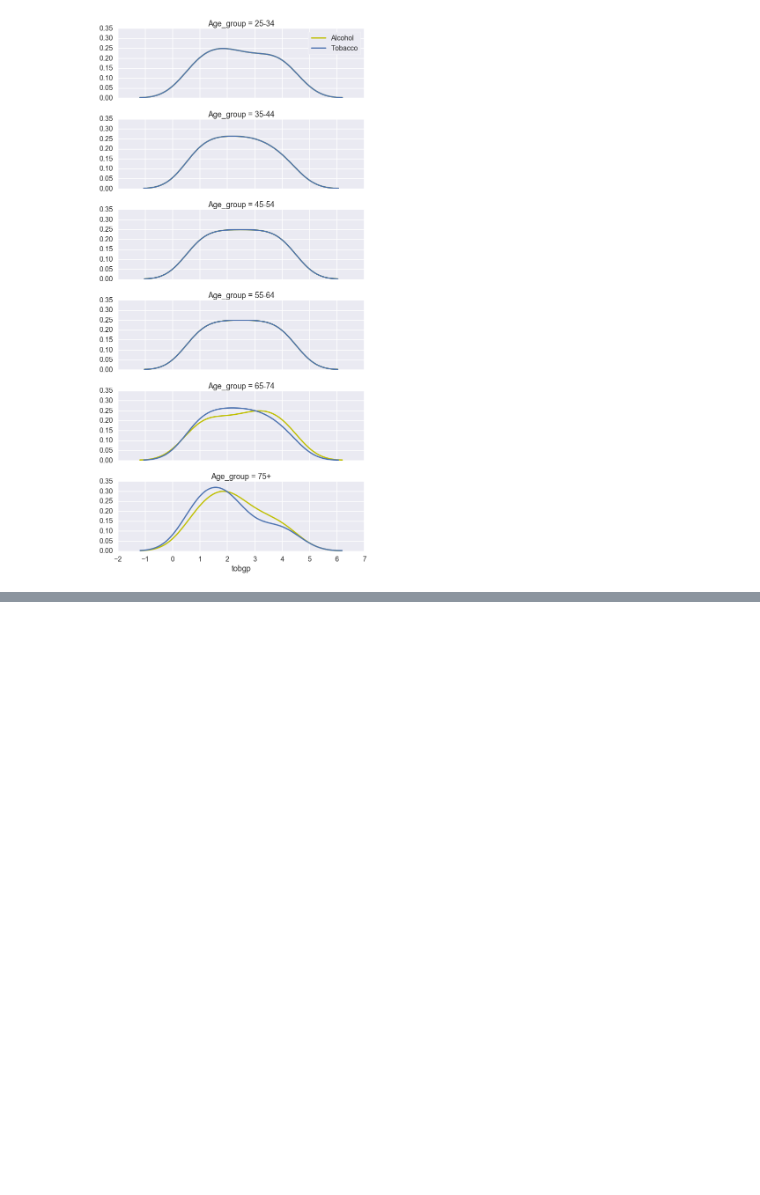
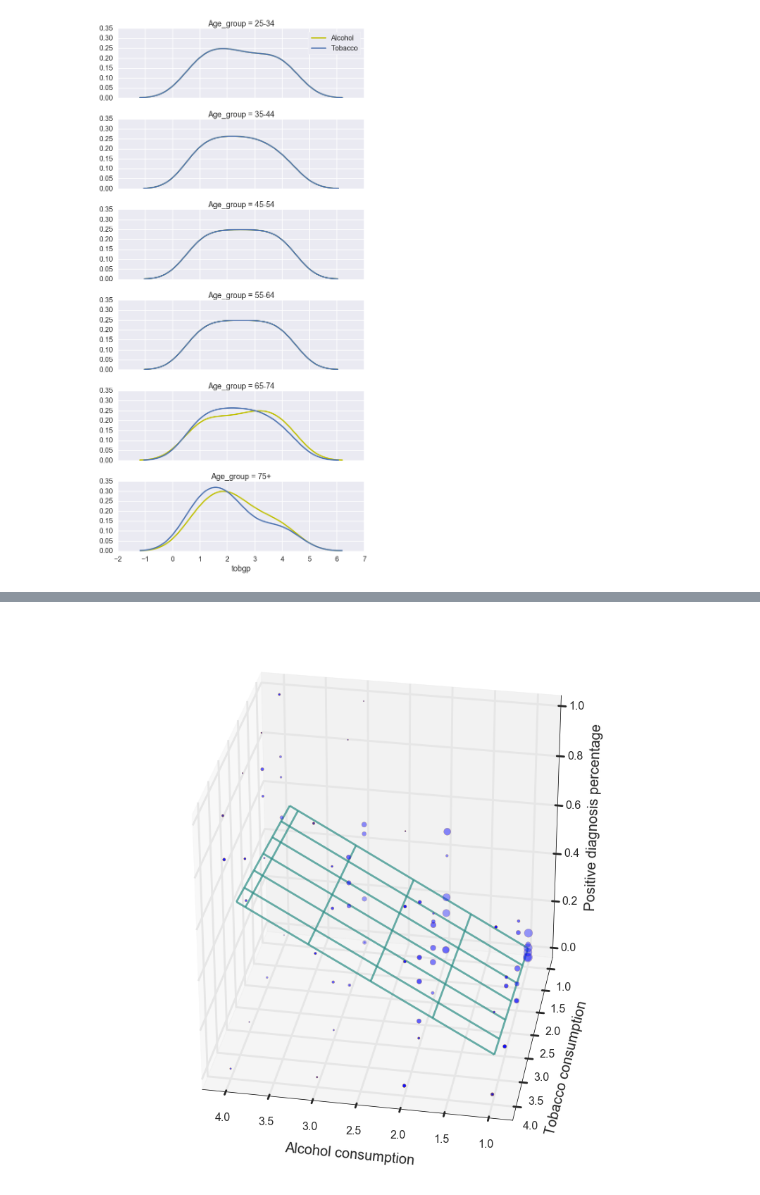
Before and after one commit to agalea91/esoph_linear_model, a Jupyter notebook: esoph_linear_model.ipynb, the cells around one changed output, grey strips where cells are left out. Saved outputs shown, nothing was run; the diff lists cells and outputs as text; code cells hidden in the pictures; blank space fills up the shorter version.

```diff
--- a/esoph_linear_model.ipynb
+++ b/esoph_linear_model.ipynb
@@ -187,10 +211,0 @@ plt.show()
-# %%
-sns.set_style('white')
-plt.scatter(list(df.tobgp), list(df.positive_frac),
-            alpha=0.5, linewidths=5, marker='x')
-plt.title('Fraction of group diagnosed positive for esophageal cancer',
-          fontsize=20, y=1.02)
-plt.xlabel('Tobacco consumption (grams/day)', labelpad=15)
-plt.xticks(range(6), ['', '0-9', '10-19', '20-29', '30+', ''])
-plt.ylim(-0.1,1.1)
-plt.show()
@@ -198,0 +219,3 @@ plt.show()
+# %%
+reg = ols('positive_frac ~ alcgp + tobgp', df).fit()
+reg.summary()
@@ -198,0 +248,67 @@ plt.show()
+# %%
+def f_model(x1, x2, model):
+    ''' Must feed in x = 'alcohol consumption'
+        and y = 'tobacco consumption'. Returns the
+        2D hyperplane (a regular plane) of best fit:
+        f = m_0 + m_1 x_1 + m_2 x_2 '''
+    f = model.params[0] + model.params[1]*x1 + model.params[2]*x2
+    return np.float64(f)
+
+def plot_plane(x_points, y_points, z_points, model,
+               weights, labels, view):
+    fig = plt.figure(figsize=(14,14))
+    ax = fig.gca(projection='3d')
+
+    pad = 0
+    x1, x2 = min(x_points)-pad, max(x_points)+pad
+    y1, y2 = min(y_points)-pad, max(y_points)+pad
+
+    # set up a meshgrid - like labeling (x,y) coordinates
+    # for each vertex on a piece of graph paper
+    dx = 0.1
+    x = np.arange(x1, x2, dx)
+    y = np.arange(y1, y2, dx)
+    X, Y = np.meshgrid(x, y)
+
+    # define the vertical values Z
+    # as the model plane of best fit,
+    # Z ends up as a numpy array
+    Z = f_model(X, Y, model)
+
+    # plot
+    ax.plot_wireframe(X, Y, Z, rstride=5, cstride=7,
+                      color=colors[-2], alpha=0.7)
+    ax.scatter(x_points, y_points, z_points,
+               color=colors[1], s=[w*3 for w in weights])
+
+    ax.set_xlim(0.8, 4.2)
+    ax.set_ylim(0.8, 4.2)
+    ax.set_zlim(-0.02, 1.02)
+
+    ax.set_xlabel(labels[0], labelpad=25, fontsize=20)
+    ax.set_ylabel(labels[1], labelpad=25, fontsize=20)
+    ax.set_zlabel(labels[2], labelpad=25, fontsize=20)
+
+    ax.view_init(elev=view[0], azim=view[1])
+
+
+plot_plane(df.alcgp, df.tobgp, df.positive_frac, reg, df.ncontrols,
+           labels=['Alcohol consumption', 'Tobacco consumption', 'Positive diagnosis percentage'],
+           view=[30, 100])
+plt.savefig('two_feature_model_3d_1.png', bbox_inches='tight', dpi=144)
+plt.show()
+
+plot_plane(df.alcgp, df.tobgp, df.positive_frac, reg, df.ncontrols,
+           labels=['Alcohol consumption', 'Tobacco consumption', 'Positive diagnosis percentage'],
+           view=[30, 145])
+plt.gcf().subplots_adjust(right=1.08)
+plt.savefig('two_feature_model_3d_2.png', bbox_inches='tight', dpi=144)
+plt.show()
+
+plot_plane(df.alcgp, df.tobgp, df.positive_frac, reg, df.ncontrols,
+           labels=['Alcohol consumption', 'Tobacco consumption', 'Positive diagnosis percentage'],
+           view=[10, 185])
+plt.savefig('two_feature_model_3d_3.png', bbox_inches='tight', dpi=144)
+plt.show()
+# %% [output]
+[figure, added]
```
Also changed, not shown: parts of 23 cells of this notebook, 6 other files.
